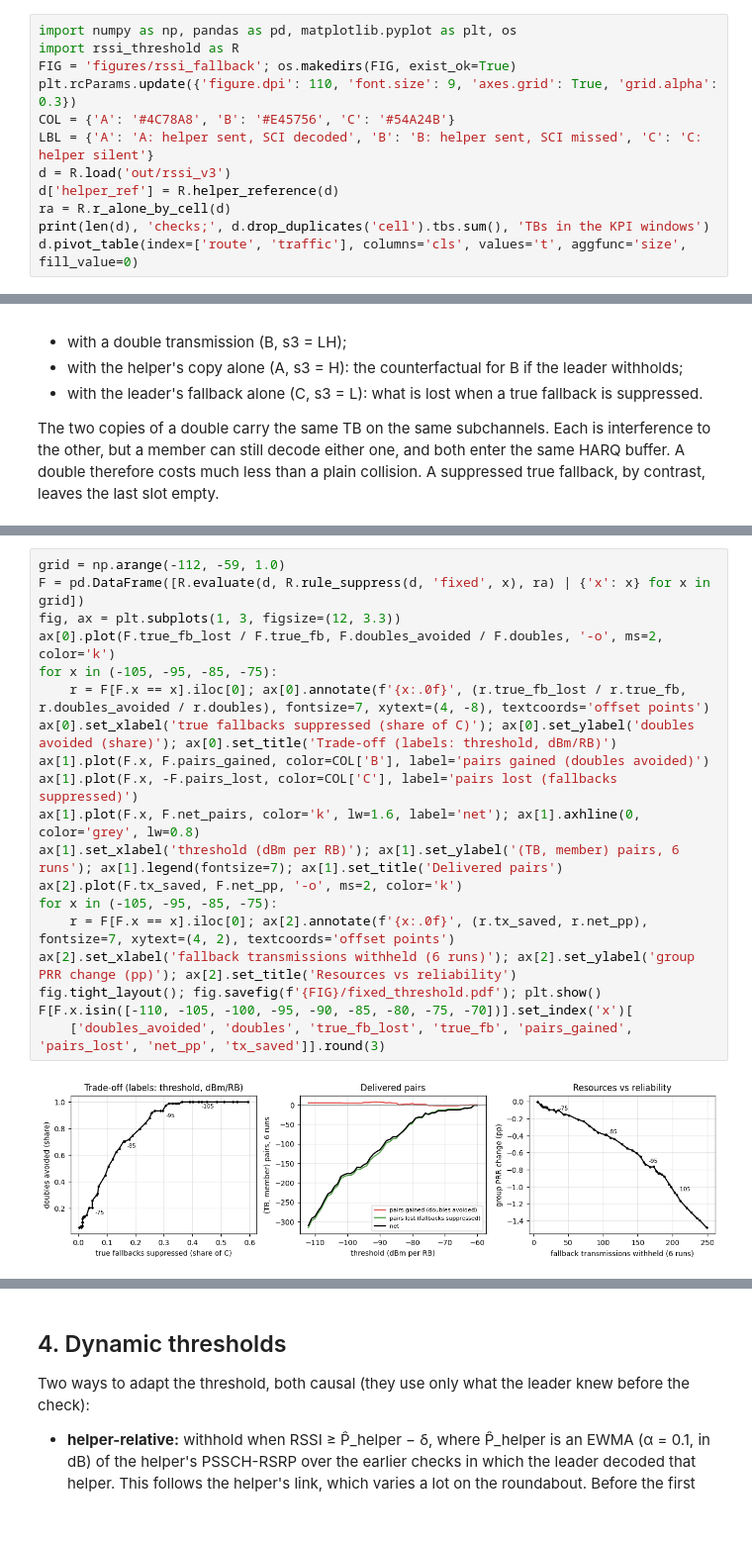
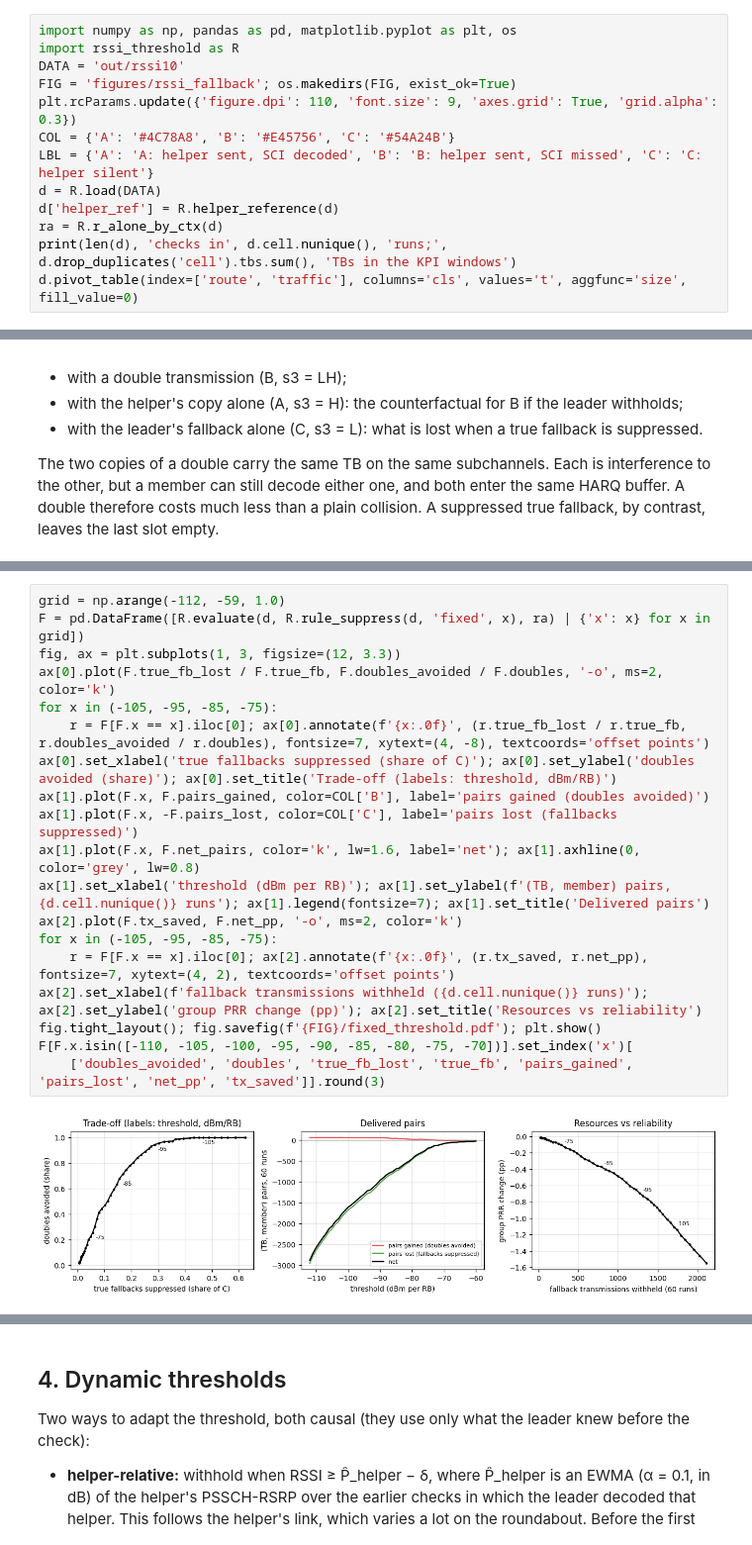
Before and after one commit to 0had0/groupcast-adaptation-ns3, a Jupyter notebook: scratch_overlay/platoon_harq_robustness_eval/harq_helper_study/RSSI_FALLBACK.ipynb, the cells around one changed output, grey strips where cells are left out. Shown at 99% size. Drawn from its saved outputs; the diff is of its cells as text.

```diff
--- a/scratch_overlay/platoon_harq_robustness_eval/harq_helper_study/RSSI_FALLBACK.ipynb
+++ b/scratch_overlay/platoon_harq_robustness_eval/harq_helper_study/RSSI_FALLBACK.ipynb
@@ -32,13 +33,14 @@ logging-only build `40a5601`; the protocol is unchanged). One row per fallback c
 # %%
 import numpy as np, pandas as pd, matplotlib.pyplot as plt, os
 import rssi_threshold as R
+DATA = 'out/rssi10'
 FIG = 'figures/rssi_fallback'; os.makedirs(FIG, exist_ok=True)
 plt.rcParams.update({'figure.dpi': 110, 'font.size': 9, 'axes.grid': True, 'grid.alpha': 0.3})
 COL = {'A': '#4C78A8', 'B': '#E45756', 'C': '#54A24B'}
 LBL = {'A': 'A: helper sent, SCI decoded', 'B': 'B: helper sent, SCI missed', 'C': 'C: helper silent'}
-d = R.load('out/rssi_v3')
+d = R.load(DATA)
 d['helper_ref'] = R.helper_reference(d)
-ra = R.r_alone_by_cell(d)
-print(len(d), 'checks;', d.drop_duplicates('cell').tbs.sum(), 'TBs in the KPI windows')
+ra = R.r_alone_by_ctx(d)
+print(len(d), 'checks in', d.cell.nunique(), 'runs;', d.drop_duplicates('cell').tbs.sum(), 'TBs in the KPI windows')
 d.pivot_table(index=['route', 'traffic'], columns='cls', values='t', aggfunc='size', fill_value=0)
 # %% [output]
@@ -139,23 +141,23 @@ overstates the gain of avoiding a double.
 # %%
 grid = np.arange(-112, -59, 1.0)
 F = pd.DataFrame([R.evaluate(d, R.rule_suppress(d, 'fixed', x), ra) | {'x': x} for x in grid])
 fig, ax = plt.subplots(1, 3, figsize=(12, 3.3))
 ax[0].plot(F.true_fb_lost / F.true_fb, F.doubles_avoided / F.doubles, '-o', ms=2, color='k')
 for x in (-105, -95, -85, -75):
     r = F[F.x == x].iloc[0]; ax[0].annotate(f'{x:.0f}', (r.true_fb_lost / r.true_fb, r.doubles_avoided / r.doubles), fontsize=7, xytext=(4, -8), textcoords='offset points')
 ax[0].set_xlabel('true fallbacks suppressed (share of C)'); ax[0].set_ylabel('doubles avoided (share)'); ax[0].set_title('Trade-off (labels: threshold, dBm/RB)')
 ax[1].plot(F.x, F.pairs_gained, color=COL['B'], label='pairs gained (doubles avoided)')
 ax[1].plot(F.x, -F.pairs_lost, color=COL['C'], label='pairs lost (fallbacks suppressed)')
 ax[1].plot(F.x, F.net_pairs, color='k', lw=1.6, label='net'); ax[1].axhline(0, color='grey', lw=0.8)
-ax[1].set_xlabel('threshold (dBm per RB)'); ax[1].set_ylabel('(TB, member) pairs, 6 runs'); ax[1].legend(fontsize=7); ax[1].set_title('Delivered pairs')
+ax[1].set_xlabel('threshold (dBm per RB)'); ax[1].set_ylabel(f'(TB, member) pairs, {d.cell.nunique()} runs'); ax[1].legend(fontsize=7); ax[1].set_title('Delivered pairs')
 ax[2].plot(F.tx_saved, F.net_pp, '-o', ms=2, color='k')
 for x in (-105, -95, -85, -75):
     r = F[F.x == x].iloc[0]; ax[2].annotate(f'{x:.0f}', (r.tx_saved, r.net_pp), fontsize=7, xytext=(4, 2), textcoords='offset points')
-ax[2].set_xlabel('fallback transmissions withheld (6 runs)'); ax[2].set_ylabel('group PRR change (pp)'); ax[2].set_title('Resources vs reliability')
+ax[2].set_xlabel(f'fallback transmissions withheld ({d.cell.nunique()} runs)'); ax[2].set_ylabel('group PRR change (pp)'); ax[2].set_title('Resources vs reliability')
 fig.tight_layout(); fig.savefig(f'{FIG}/fixed_threshold.pdf'); plt.show()
 F[F.x.isin([-110, -105, -100, -95, -90, -85, -80, -75, -70])].set_index('x')[
     ['doubles_avoided', 'doubles', 'true_fb_lost', 'true_fb', 'pairs_gained', 'pairs_lost', 'net_pp', 'tx_saved']].round(3)
 # %% [output]
-[figure, old version]
+[figure, new version]
 |  | doubles_avoided | doubles | true_fb_lost | true_fb | pairs_gained | pairs_lost | net_pp | tx_saved |
 | x |  |  |  |  |  |  |  |  |
```
Also changed, not shown: parts of 12 cells of this notebook, 5 other files.
